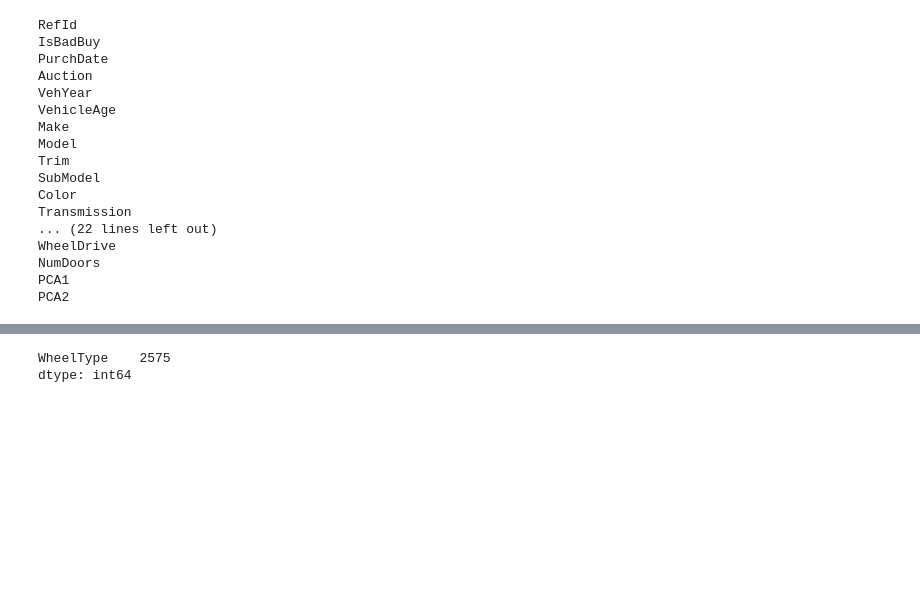
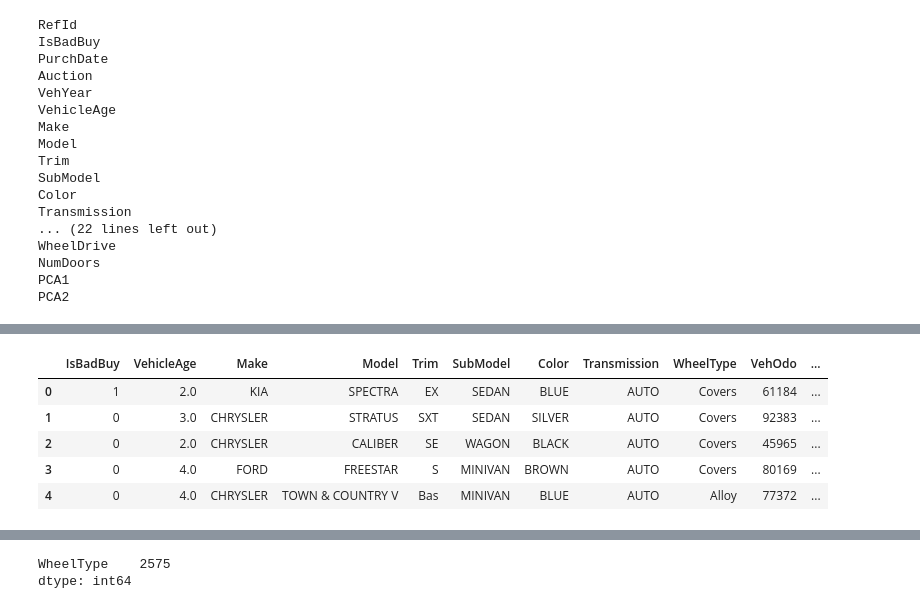
Before and after one commit to andybbruno/DataMining, a Jupyter notebook: PatternMining.ipynb, the cells around one changed output, grey strips where cells are left out. Cells and saved outputs as stored; diff of their text form; code cells hidden in the pictures; blank space fills up the shorter version.

```diff
--- a/PatternMining.ipynb
+++ b/PatternMining.ipynb
@@ -57,3 +55,12 @@ KeyError: "['AACP' 'ARAP' 'ARCP' 'CAAP' 'CACP' 'CRAP' 'CRCP' 'NumCylinders' '4X4
+# %%
+df.head()
+# %% [output]
+|  | IsBadBuy | VehicleAge | Make | Model | Trim | SubModel | Color | Transmission | WheelType | VehOdo | ... |
+| 0 | 1 | 2.0 | KIA | SPECTRA | EX | SEDAN | BLUE | AUTO | Covers | 61184 | ... |
+| 1 | 0 | 3.0 | CHRYSLER | STRATUS | SXT | SEDAN | SILVER | AUTO | Covers | 92383 | ... |
+| 2 | 0 | 2.0 | CHRYSLER | CALIBER | SE | WAGON | BLACK | AUTO | Covers | 45965 | ... |
+| 3 | 0 | 4.0 | FORD | FREESTAR | S | MINIVAN | BROWN | AUTO | Covers | 80169 | ... |
+| 4 | 0 | 4.0 | CHRYSLER | TOWN & COUNTRY V | Bas | MINIVAN | BLUE | AUTO | Alloy | 77372 | ... |
 # %%
 for col in categories:
     df[col] = df[col].astype('category')
```
Also changed, not shown: parts of 9 cells of this notebook.
